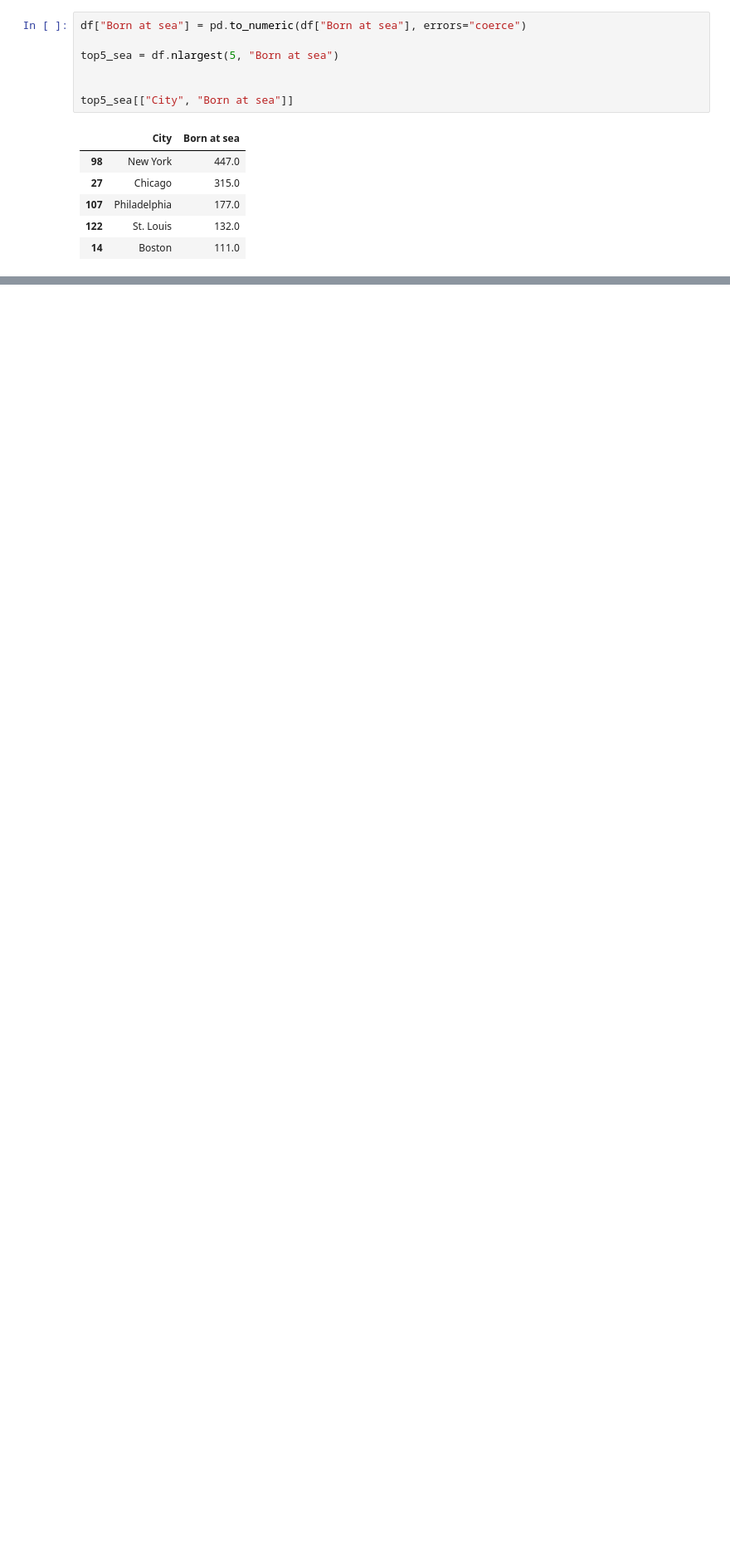
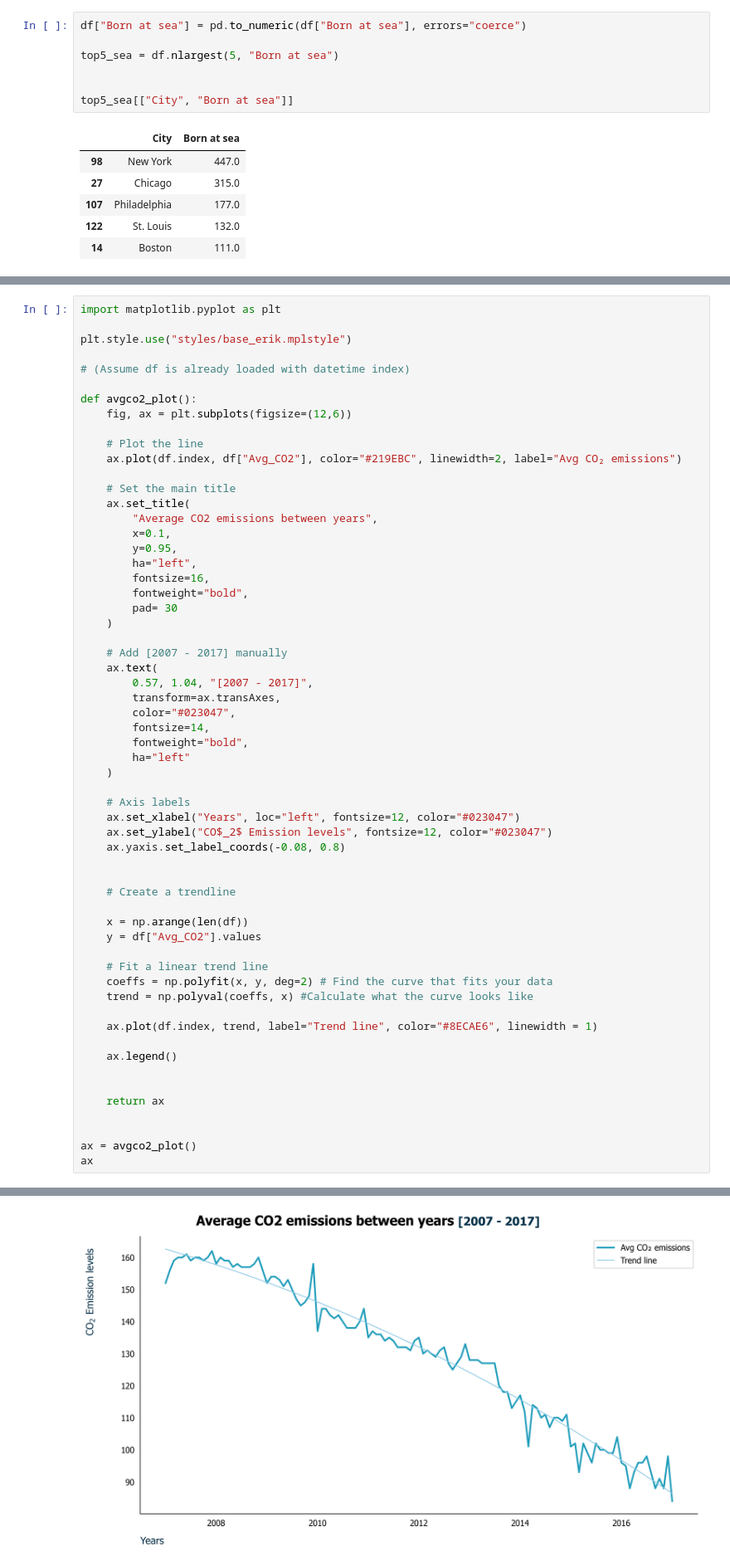
Before and after one commit to erikunevik/data_visualization_erik_unevik_de24, a Jupyter notebook: exercises/exercise1/exercise1_erik.ipynb, the cells around one changed output, grey strips where cells are left out. Shown at 83% size. Cells and saved outputs as stored; diff of their text form; blank space fills up the shorter version.

```diff
--- a/exercises/exercise1/exercise1_erik.ipynb
+++ b/exercises/exercise1/exercise1_erik.ipynb
@@ -258,0 +333,60 @@ df_nordic.head()
+# %%
+import matplotlib.pyplot as plt
+
+plt.style.use("styles/base_erik.mplstyle")
+
+# (Assume df is already loaded with datetime index)
+
+def avgco2_plot():
+    fig, ax = plt.subplots(figsize=(12,6))
+
+    # Plot the line
+    ax.plot(df.index, df["Avg_CO2"], color="#219EBC", linewidth=2, label="Avg CO₂ emissions")
+
+    # Set the main title
+    ax.set_title(
+        "Average CO2 emissions between years",
+        x=0.1,
+        y=0.95,
+        ha="left",
+        fontsize=16,
+        fontweight="bold",
+        pad= 30
+    )
+
+    # Add [2007 - 2017] manually
+    ax.text(
+        0.57, 1.04, "[2007 - 2017]",
+        transform=ax.transAxes,
+        color="#023047",
+        fontsize=14,
+        fontweight="bold",
+        ha="left"
+    )
+
+    # Axis labels
+    ax.set_xlabel("Years", loc="left", fontsize=12, color="#023047")
+    ax.set_ylabel("CO$_2$ Emission levels", fontsize=12, color="#023047")
+    ax.yaxis.set_label_coords(-0.08, 0.8)
+
+
+    # Create a trendline
+
+    x = np.arange(len(df))
+    y = df["Avg_CO2"].values
+
+    # Fit a linear trend line
+    coeffs = np.polyfit(x, y, deg=2) # Find the curve that fits your data
+    trend = np.polyval(coeffs, x) #Calculate what the curve looks like
+
+    ax.plot(df.index, trend, label="Trend line", color="#8ECAE6", linewidth = 1)
+
+    ax.legend()
+
+
+    return ax
+
+
+ax = avgco2_plot()
+ax
+# %% [output]
@@ -258,0 +395 @@ df_nordic.head()
+[figure, added]
```
Also changed, not shown: parts of 29 cells of this notebook, 6 other files.
